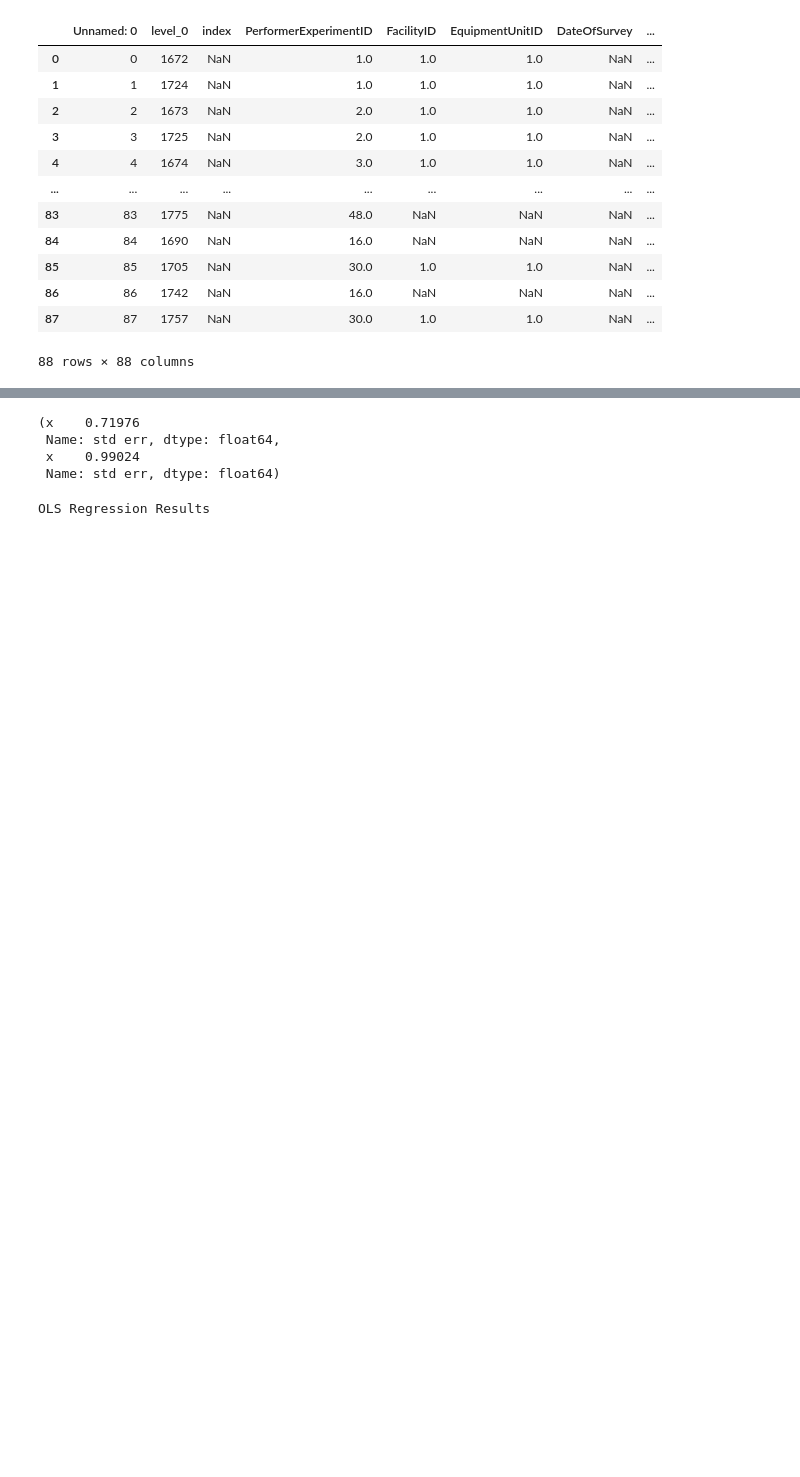
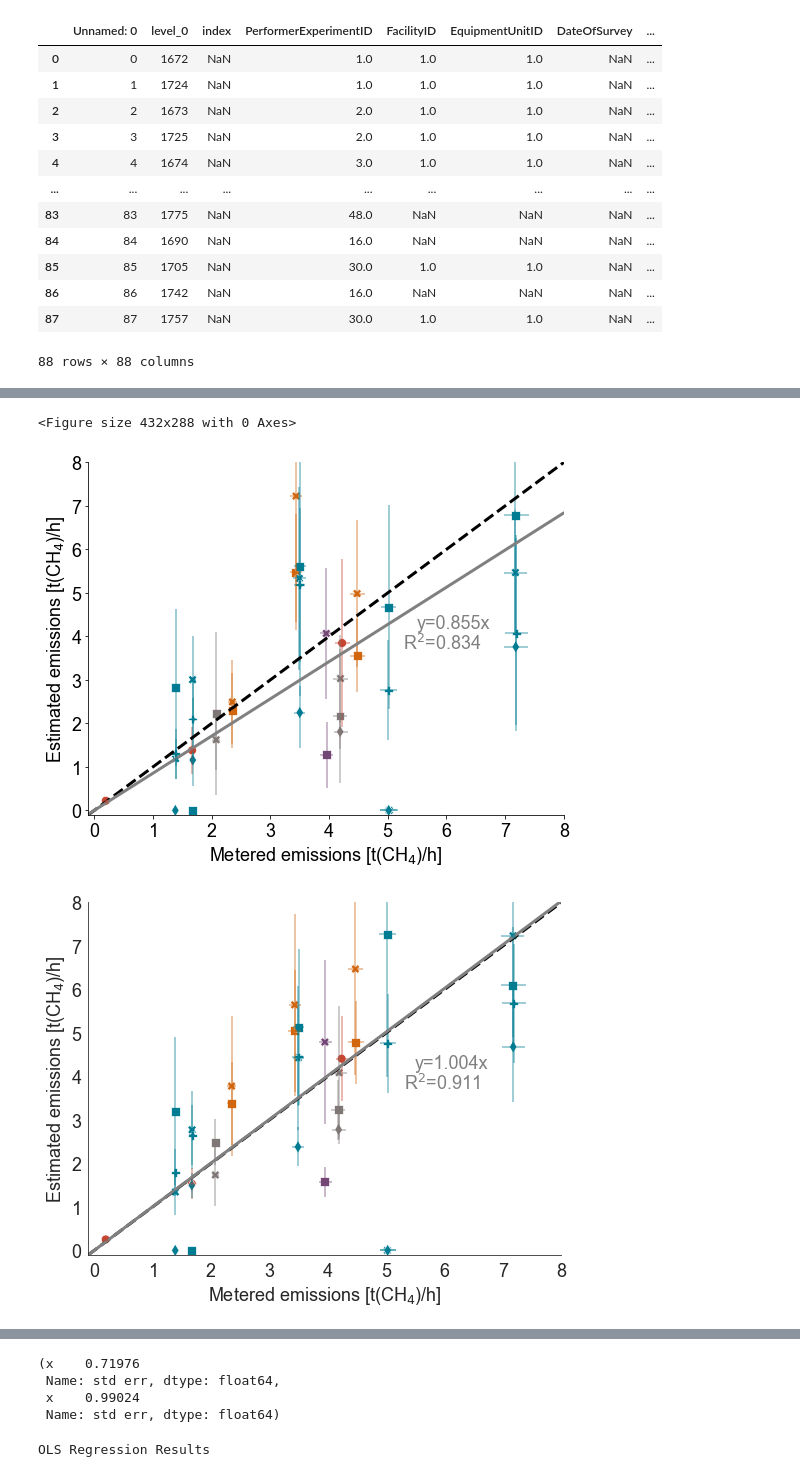
Before and after one commit to esherwin/SatelliteTesting, a Jupyter notebook: SatelliteTestingFiguresFullData.ipynb, the cells around one changed output, grey strips where cells are left out. Saved outputs shown, nothing was run; the diff lists cells and outputs as text; code cells hidden in the pictures; blank space fills up the shorter version.

```diff
--- a/SatelliteTestingFiguresFullData.ipynb
+++ b/SatelliteTestingFiguresFullData.ipynb
@@ -248,0 +387,8 @@ plt.show()
+# %%
+# Plots for stages 1 and 2
+parityPlot(filename='/Users/evansherwin/PycharmProjects/SatelliteTesting/Figures/Satellite parity stage 1 20231016.pdf', satellitedata=satelliteResults, stage=1)
+parityPlot(filename='/Users/evansherwin/PycharmProjects/SatelliteTesting/Figures/Satellite parity stage 2 20231016.pdf', satellitedata=satelliteResults, stage=2)
+# %% [output]
+<Figure size 432x288 with 0 Axes>
+[figure, added]
+[figure, added]
```
Also changed, not shown: parts of 20 cells of this notebook, 1 other file.
